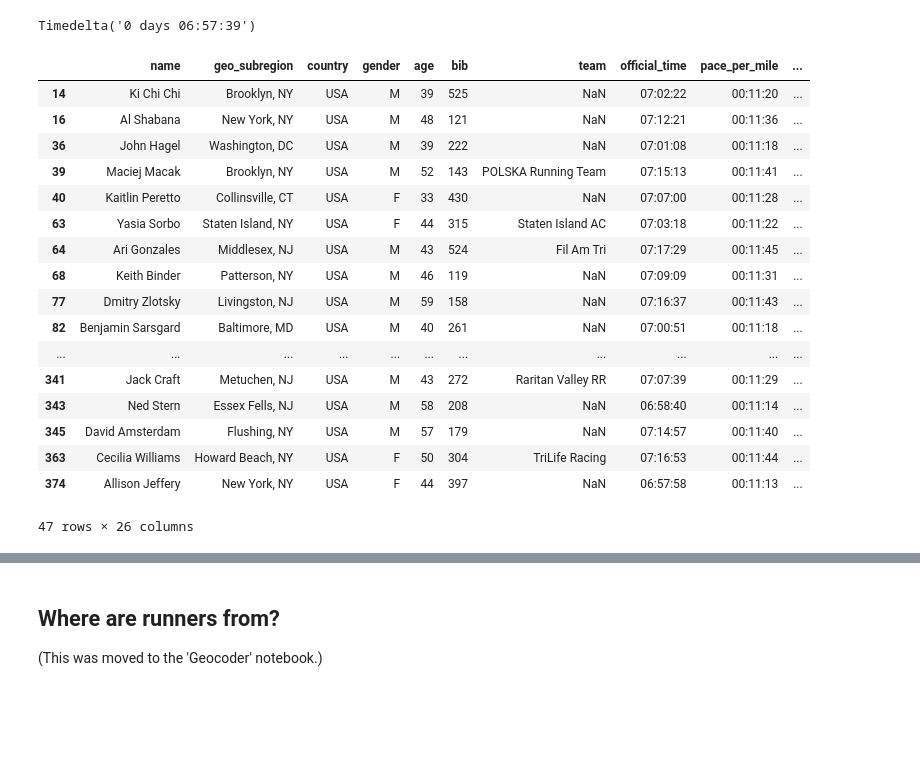
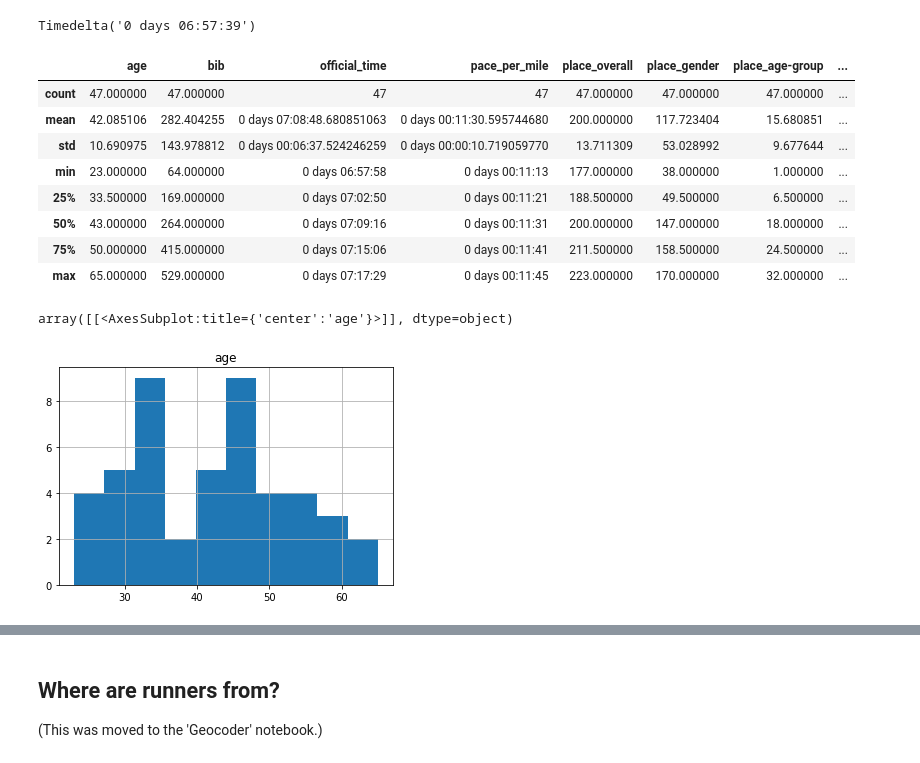
Before and after one commit to CraftyJack/racing_analysis, a Jupyter notebook: 02_EDA/racing_EDA.ipynb, the cells around one changed output, grey strips where cells are left out. Drawn from its saved outputs; the diff is of its cells as text; code cells hidden in the pictures; blank space fills up the shorter version.

```diff
--- a/02_EDA/racing_EDA.ipynb
+++ b/02_EDA/racing_EDA.ipynb
@@ -156,23 +261,19 @@ window_min
 Timedelta('0 days 06:57:39')
 # %%
 finish_buddies_df = df[(df['official_time'] < window_max) & (df['official_time'] > window_min)]
-finish_buddies_df
+finish_buddies_df.describe()
 # %% [output]
-|  | name | geo_subregion | country | gender | age | bib | team | official_time | pace_per_mile | ... |
-| 14 | Ki Chi Chi | Brooklyn, NY | USA | M | 39 | 525 | NaN | 07:02:22 | 00:11:20 | ... |
-| 16 | Al Shabana | New York, NY | USA | M | 48 | 121 | NaN | 07:12:21 | 00:11:36 | ... |
-| 36 | John Hagel | Washington, DC | USA | M | 39 | 222 | NaN | 07:01:08 | 00:11:18 | ... |
-| 39 | Maciej Macak | Brooklyn, NY | USA | M | 52 | 143 | POLSKA Running Team | 07:15:13 | 00:11:41 | ... |
-| 40 | Kaitlin Peretto | Collinsville, CT | USA | F | 33 | 430 | NaN | 07:07:00 | 00:11:28 | ... |
-| 63 | Yasia Sorbo | Staten Island, NY | USA | F | 44 | 315 | Staten Island AC | 07:03:18 | 00:11:22 | ... |
-| 64 | Ari Gonzales | Middlesex, NJ | USA | M | 43 | 524 | Fil Am Tri | 07:17:29 | 00:11:45 | ... |
-| 68 | Keith Binder | Patterson, NY | USA | M | 46 | 119 | NaN | 07:09:09 | 00:11:31 | ... |
-| 77 | Dmitry Zlotsky | Livingston, NJ | USA | M | 59 | 158 | NaN | 07:16:37 | 00:11:43 | ... |
-| 82 | Benjamin Sarsgard | Baltimore, MD | USA | M | 40 | 261 | NaN | 07:00:51 | 00:11:18 | ... |
-| ... | ... | ... | ... | ... | ... | ... | ... | ... | ... | ... |
-| 341 | Jack Craft | Metuchen, NJ | USA | M | 43 | 272 | Raritan Valley RR | 07:07:39 | 00:11:29 | ... |
-| 343 | Ned Stern | Essex Fells, NJ | USA | M | 58 | 208 | NaN | 06:58:40 | 00:11:14 | ... |
-| 345 | David Amsterdam | Flushing, NY | USA | M | 57 | 179 | NaN | 07:14:57 | 00:11:40 | ... |
-| 363 | Cecilia Williams | Howard Beach, NY | USA | F | 50 | 304 | TriLife Racing | 07:16:53 | 00:11:44 | ... |
-| 374 | Allison Jeffery | New York, NY | USA | F | 44 | 397 | NaN | 06:57:58 | 00:11:13 | ... |
+|  | age | bib | official_time | pace_per_mile | place_overall | place_gender | place_age-group | ... |
+| count | 47.000000 | 47.000000 | 47 | 47 | 47.000000 | 47.000000 | 47.000000 | ... |
+| mean | 42.085106 | 282.404255 | 0 days 07:08:48.680851063 | 0 days 00:11:30.595744680 | 200.000000 | 117.723404 | 15.680851 | ... |
+| std | 10.690975 | 143.978812 | 0 days 00:06:37.524246259 | 0 days 00:00:10.719059770 | 13.711309 | 53.028992 | 9.677644 | ... |
+| min | 23.000000 | 64.000000 | 0 days 06:57:58 | 0 days 00:11:13 | 177.000000 | 38.000000 | 1.000000 | ... |
+| 25% | 33.500000 | 169.000000 | 0 days 07:02:50 | 0 days 00:11:21 | 188.500000 | 49.500000 | 6.500000 | ... |
+| 50% | 43.000000 | 264.000000 | 0 days 07:09:16 | 0 days 00:11:31 | 200.000000 | 147.000000 | 18.000000 | ... |
+| 75% | 50.000000 | 415.000000 | 0 days 07:15:06 | 0 days 00:11:41 | 211.500000 | 158.500000 | 24.500000 | ... |
+| max | 65.000000 | 529.000000 | 0 days 07:17:29 | 0 days 00:11:45 | 223.000000 | 170.000000 | 32.000000 | ... |
-47 rows × 26 columns
+# %%
+finish_buddies_df.hist(column = 'age')
+# %% [output]
+array([[<AxesSubplot:title={'center':'age'}>]], dtype=object)
+[figure, added]
```
Also changed, not shown: parts of 30 cells of this notebook.
